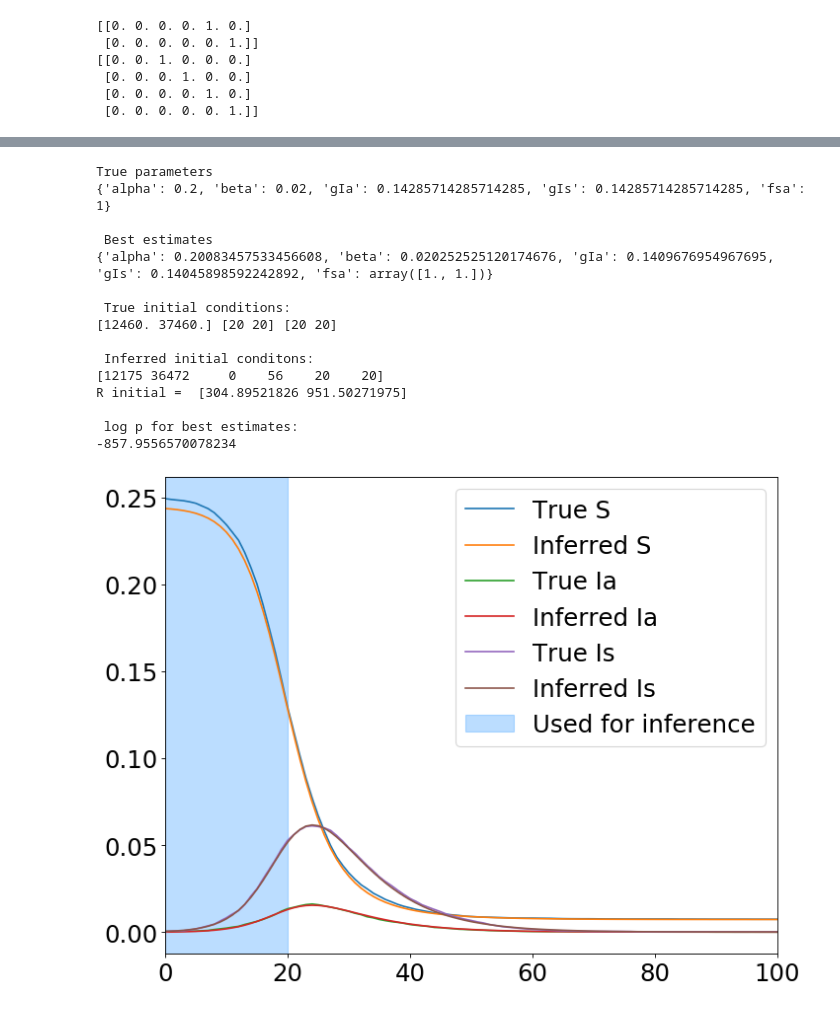
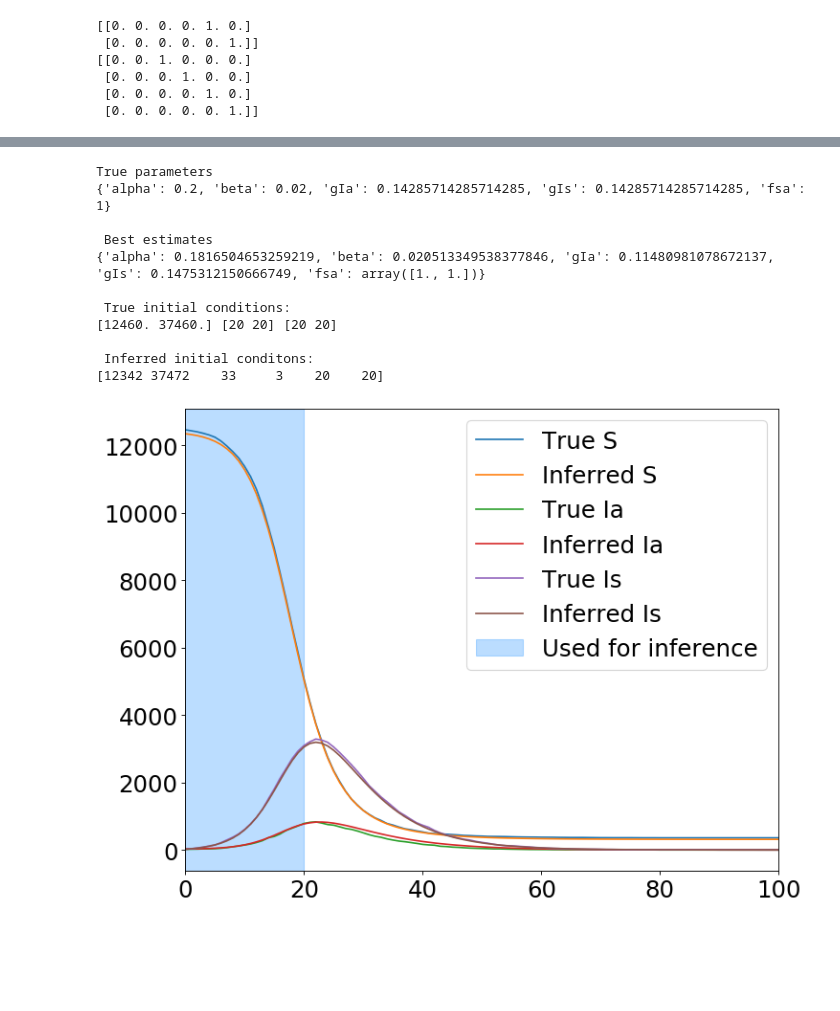
Before and after one commit to rajeshrinet/pyross, a Jupyter notebook: examples/inference/ex_inference_latent_SIR_time_dep_fltr.ipynb, the cells around one changed output, grey strips where cells are left out. Drawn from its saved outputs; the diff is of its cells as text; code cells hidden in the pictures; blank space fills up the shorter version.

```diff
--- a/examples/inference/ex_inference_latent_SIR_time_dep_fltr.ipynb
+++ b/examples/inference/ex_inference_latent_SIR_time_dep_fltr.ipynb
@@ -71,11 +71,10 @@ Tf_inference = 20
 Nf_inference = Tf_inference + 1
 
 x = np.load('latent_SIR_traj.npy').astype('float')
-x = (x/N)[:Nf_inference]
-steps = 4
+x = x[:Nf_inference]
 
 # initialise the estimator
-estimator = pyross.inference.SIR(parameters, M, fi, int(N), steps)
+estimator = pyross.inference.SIR(parameters, M, Ni)
 # %%
 # a filter that gives the symptomatic infected
 fltr1 = np.kron([0, 0, 1],np.identity(M))
@@ -180,61 +181,48 @@ print('True parameters')
 parameters = {'alpha':alpha, 'beta':beta, 'gIa':gIa, 'gIs':gIs,'fsa':fsa}
 print(parameters)
 
-best_estimates = estimator.fill_params_dict(keys, params)
+best_estimates = res['map_params_dict']
 print('\n Best estimates')
 print(best_estimates)
 
 print('\n True initial conditions: ')
 print(S0, Ia0, Is0)
 
-partial_inits = params[len(keys):]
-x0 = estimator.fill_initial_conditions(partial_inits, obs[0], init_fltr, fltr[0])
+map_x0 = res['map_x0']
 print('\n Inferred initial conditons: ')
-print((x0*N).astype('int'))
-print('R initial = ', N*(fi - np.sum(x0.reshape((3, 2)), axis=0)))
-
-logp = estimator.minus_logp_red(best_estimates, x0, obs[1:], fltr[1:], Tf_inference, Nf_inference, contactMatrix, tangent=True)
-
-print('\n log p for best estimates:')
-print(logp)
+print(map_x0.astype('int'))
 # %% [output]
 True parameters
 {'alpha': 0.2, 'beta': 0.02, 'gIa': 0.14285714285714285, 'gIs': 0.14285714285714285, 'fsa': 1}
 
  Best estimates
-{'alpha': 0.20083457533456608, 'beta': 0.020252525120174676, 'gIa': 0.1409676954967695, 'gIs': 0.14045898592242892, 'fsa': array([1., 1.])}
+{'alpha': 0.1816504653259219, 'beta': 0.020513349538377846, 'gIa': 0.11480981078672137, 'gIs': 0.1475312150666749, 'fsa': array([1., 1.])}
 
  True initial conditions:
 [12460. 37460.] [20 20] [20 20]
 
  Inferred initial conditons:
-[12175 36472     0    56    20    20]
-R initial =  [304.89521826 951.50271975]
-
- log p for best estimates:
--857.9556570078234
+[12342 37472    33     3    20    20]
 # %%
 # plot the guessed trajectory and the true trajectory
 estimator.set_params(best_estimates)
-det_model = estimator.make_det_model(best_estimates)
-partial_inits = params[len(keys):]
-x0 = estimator.fill_initial_conditions(partial_inits, obs[0], init_fltr, fltr[0])
+estimator.set_det_model(best_estimates)
 estimator.set_det_method('LSODA') # use more stable solver to integrate over the whole traj
-x_det = estimator.integrate(x0, 0, Tf, Nf, det_model, contactMatrix)
-x = np.load('latent_SIR_traj.npy').astype('float')/N
+x_det = estimator.integrate(map_x0, 0, Tf, Nf)
+x = np.load('latent_SIR_traj.npy').astype('float')
 fig = plt.figure(num=None, figsize=(10, 8), dpi=80, facecolor='w', edgecolor='k')
 plt.rcParams.update({'font.size': 22})
 plt.plot(x[:,0], label='True S')
 plt.plot(x_det[:, 0], label='Inferred S')
 plt.plot(x[:,1*M], label='True Ia')
 plt.plot(x_det[:, 1*M], label='Inferred Ia')
 plt.plot(x[:,2*M], label='True Is')
 plt.plot(x_det[:, 2*M], label='Inferred Is')
 plt.axvspan(0, Tf_inference,
            label='Used for inference',
            alpha=0.3, color='dodgerblue')
 plt.xlim([0, Tf])
 plt.legend()
 plt.show()
 # %% [output]
-[figure, old version]
+[figure, new version]
```
Also changed, not shown: parts of 3 cells of this notebook, 1 other file.
